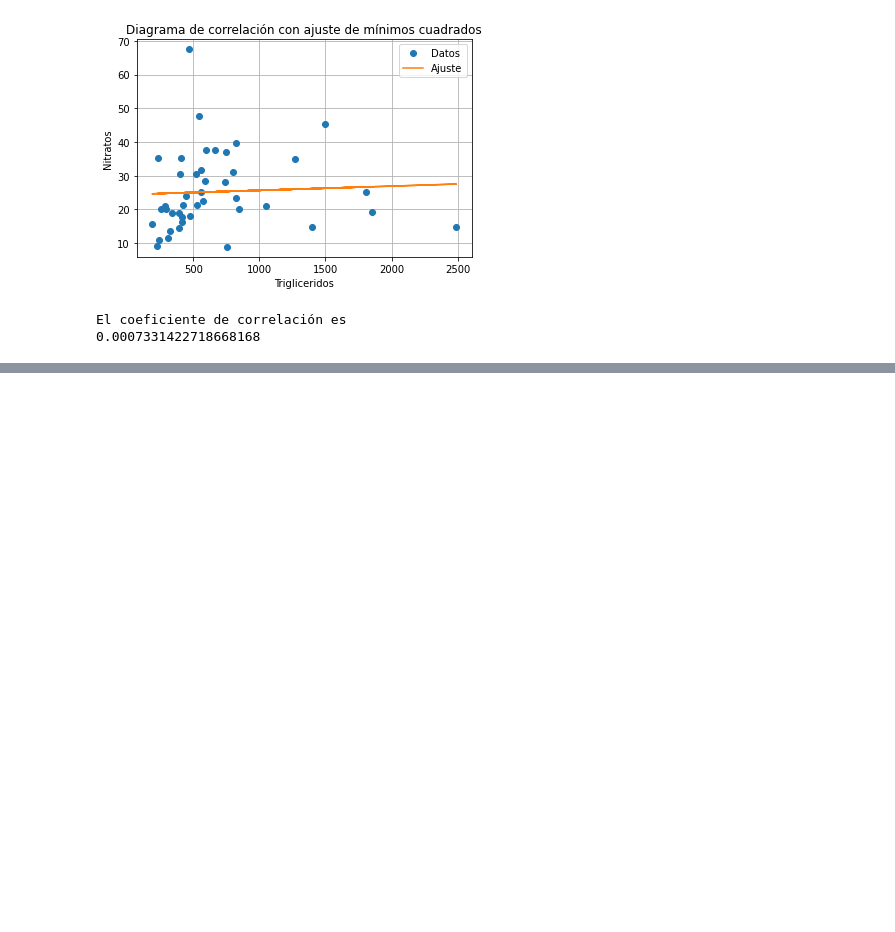
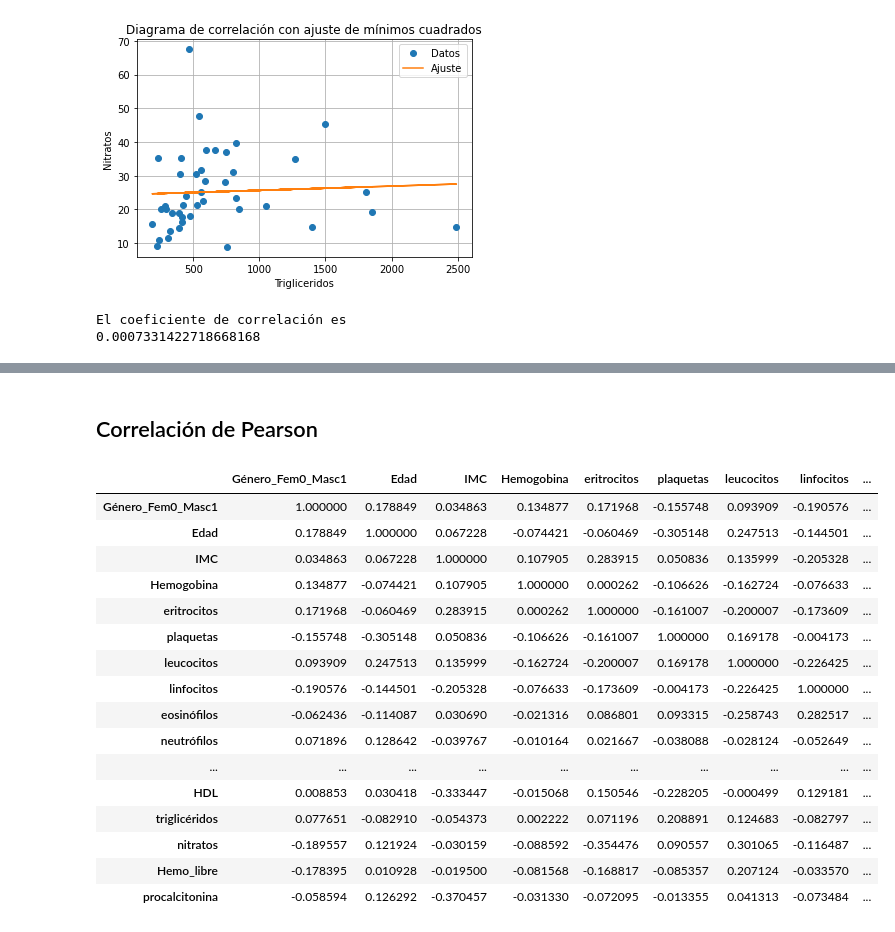
Before and after one commit to Erandi0011/Correlations, a Jupyter notebook: Correlation1st.ipynb, the cells around one changed output, grey strips where cells are left out. Cells and saved outputs as stored; diff of their text form; code cells hidden in the pictures; blank space fills up the shorter version.

```diff
--- a/Correlation1st.ipynb
+++ b/Correlation1st.ipynb
@@ -528,0 +551,22 @@ El coeficiente de correlación es
+# %% [markdown]
+## Correlación de Pearson
+# %%
+df2.corr()
+# %% [output]
+|  | Género_Fem0_Masc1 | Edad | IMC | Hemogobina | eritrocitos | plaquetas | leucocitos | linfocitos | ... |
+| Género_Fem0_Masc1 | 1.000000 | 0.178849 | 0.034863 | 0.134877 | 0.171968 | -0.155748 | 0.093909 | -0.190576 | ... |
+| Edad | 0.178849 | 1.000000 | 0.067228 | -0.074421 | -0.060469 | -0.305148 | 0.247513 | -0.144501 | ... |
+| IMC | 0.034863 | 0.067228 | 1.000000 | 0.107905 | 0.283915 | 0.050836 | 0.135999 | -0.205328 | ... |
+| Hemogobina | 0.134877 | -0.074421 | 0.107905 | 1.000000 | 0.000262 | -0.106626 | -0.162724 | -0.076633 | ... |
+| eritrocitos | 0.171968 | -0.060469 | 0.283915 | 0.000262 | 1.000000 | -0.161007 | -0.200007 | -0.173609 | ... |
+| plaquetas | -0.155748 | -0.305148 | 0.050836 | -0.106626 | -0.161007 | 1.000000 | 0.169178 | -0.004173 | ... |
+| leucocitos | 0.093909 | 0.247513 | 0.135999 | -0.162724 | -0.200007 | 0.169178 | 1.000000 | -0.226425 | ... |
+| linfocitos | -0.190576 | -0.144501 | -0.205328 | -0.076633 | -0.173609 | -0.004173 | -0.226425 | 1.000000 | ... |
+| eosinófilos | -0.062436 | -0.114087 | 0.030690 | -0.021316 | 0.086801 | 0.093315 | -0.258743 | 0.282517 | ... |
+| neutrófilos | 0.071896 | 0.128642 | -0.039767 | -0.010164 | 0.021667 | -0.038088 | -0.028124 | -0.052649 | ... |
+| ... | ... | ... | ... | ... | ... | ... | ... | ... | ... |
+| HDL | 0.008853 | 0.030418 | -0.333447 | -0.015068 | 0.150546 | -0.228205 | -0.000499 | 0.129181 | ... |
+| triglicéridos | 0.077651 | -0.082910 | -0.054373 | 0.002222 | 0.071196 | 0.208891 | 0.124683 | -0.082797 | ... |
+| nitratos | -0.189557 | 0.121924 | -0.030159 | -0.088592 | -0.354476 | 0.090557 | 0.301065 | -0.116487 | ... |
+| Hemo_libre | -0.178395 | 0.010928 | -0.019500 | -0.081568 | -0.168817 | -0.085357 | 0.207124 | -0.033570 | ... |
+| procalcitonina | -0.058594 | 0.126292 | -0.370457 | -0.031330 | -0.072095 | -0.013355 | 0.041313 | -0.073484 | ... |
```
Also changed, not shown: parts of 5 cells of this notebook.
